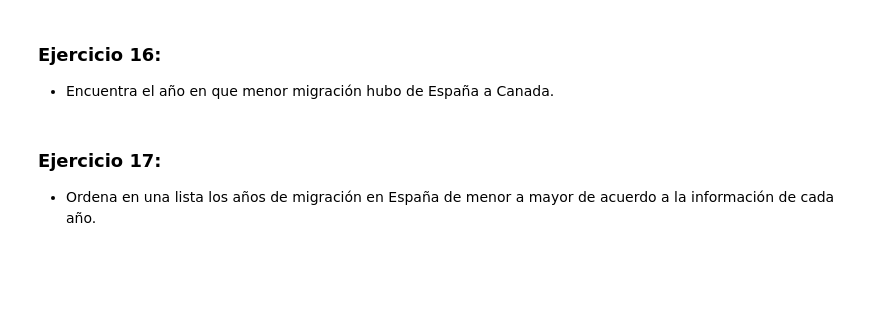
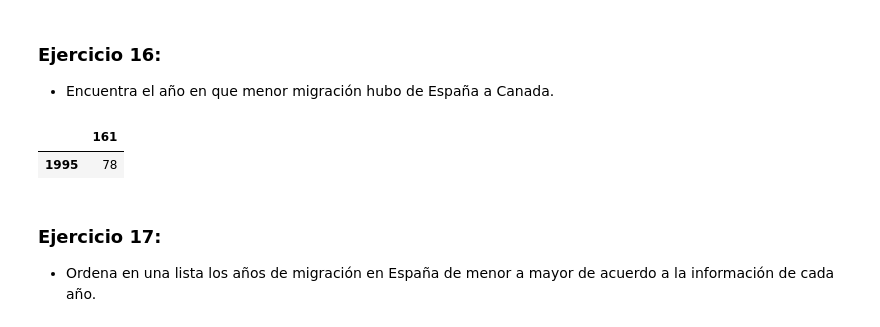
Before and after one commit to mplazap/Bootcamp_ejercicios, a Jupyter notebook: Tema 3 - Data Science/03.- Pandas (1)/03.pandas_1_ejercicios.ipynb, the cells around one changed output. Cells and saved outputs as stored; diff of their text form; code cells hidden in the pictures; blank space fills up the shorter version.

```diff
--- a/Tema 3 - Data Science/03.- Pandas (1)/03.pandas_1_ejercicios.ipynb
+++ b/Tema 3 - Data Science/03.- Pandas (1)/03.pandas_1_ejercicios.ipynb
@@ -305,6 +305,13 @@ df_spain[range(1980, 2014)].T.rename(columns={161: 'num_person'}).sort_values('n
 # %% [markdown]
 ### Ejercicio 16:
 - Encuentra el año en que menor migración hubo de España a Canada.
+# %%
+filtro = df['Pais'] == 'Spain'
+df_spain = df[filtro]
+df_spain[range(1980, 2014)].T.sort_values(161).head(1)
+# %% [output]
+|  | 161 |
+| 1995 | 78 |
 # %% [markdown]
 ### Ejercicio 17:
 - Ordena en una lista los años de migración en España de menor a mayor de acuerdo a la información de cada año.
```
Also changed, not shown: parts of 10 cells of this notebook.
